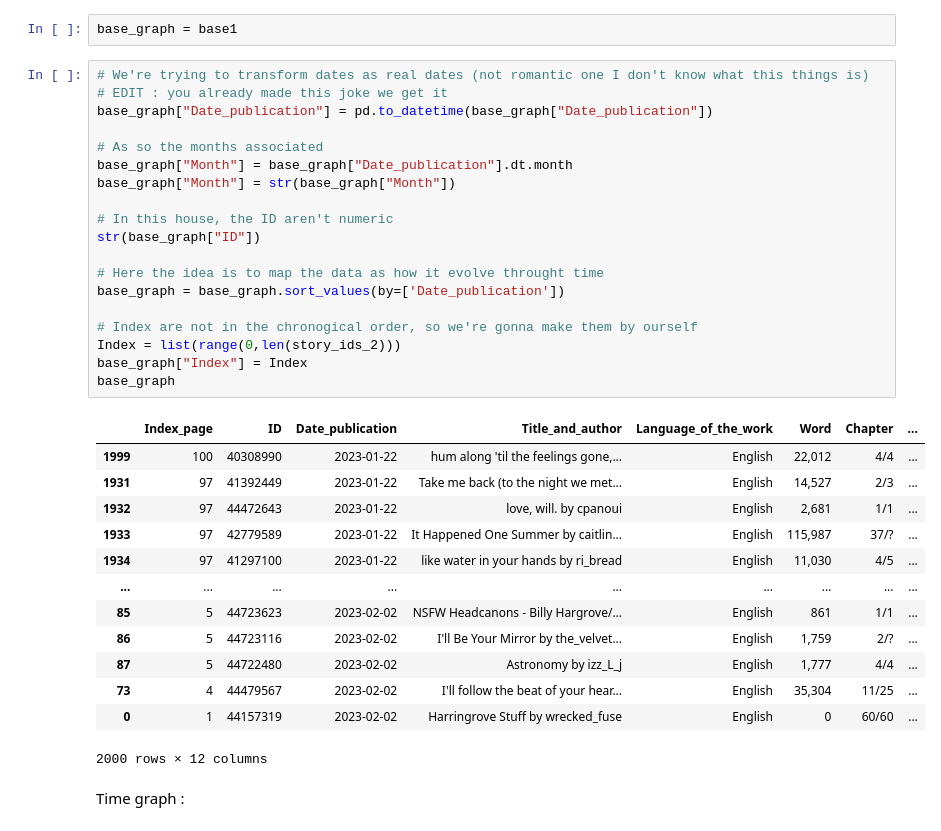
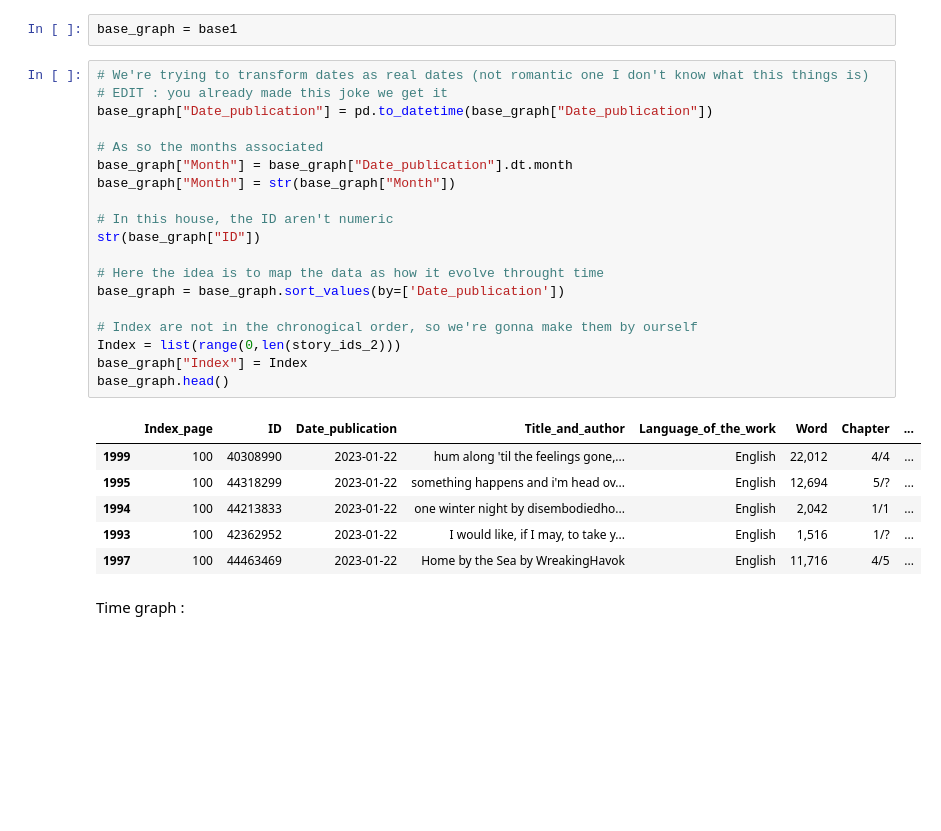
Before and after one commit to Doryane/Web-Scraping-Archive-of-our-own-AO3-, a Jupyter notebook: Web_Scrapping_AO3_part_1.ipynb, the cells around one changed output. Saved outputs shown, nothing was run; the diff lists cells and outputs as text; blank space fills up the shorter version.

```diff
--- a/Web_Scrapping_AO3_part_1.ipynb
+++ b/Web_Scrapping_AO3_part_1.ipynb
@@ -702,36 +653,29 @@ base_graph = base1
 # %%
 # We're trying to transform dates as real dates (not romantic one I don't know what this things is)
 # EDIT : you already made this joke we get it
 base_graph["Date_publication"] = pd.to_datetime(base_graph["Date_publication"])
 
 # As so the months associated
 base_graph["Month"] = base_graph["Date_publication"].dt.month
 base_graph["Month"] = str(base_graph["Month"])
 
 # In this house, the ID aren't numeric
 str(base_graph["ID"])
 
 # Here the idea is to map the data as how it evolve throught time
 base_graph = base_graph.sort_values(by=['Date_publication'])
 
 # Index are not in the chronogical order, so we're gonna make them by ourself
 Index = list(range(0,len(story_ids_2)))
 base_graph["Index"] = Index
-base_graph
+base_graph.head()
 # %% [output]
 |  | Index_page | ID | Date_publication | Title_and_author | Language_of_the_work | Word | Chapter | ... |
 | 1999 | 100 | 40308990 | 2023-01-22 | hum along 'til the feelings gone,... | English | 22,012 | 4/4 | ... |
-| 1931 | 97 | 41392449 | 2023-01-22 | Take me back (to the night we met... | English | 14,527 | 2/3 | ... |
-| 1932 | 97 | 44472643 | 2023-01-22 | love, will. by cpanoui | English | 2,681 | 1/1 | ... |
-| 1933 | 97 | 42779589 | 2023-01-22 | It Happened One Summer by caitlin... | English | 115,987 | 37/? | ... |
-| 1934 | 97 | 41297100 | 2023-01-22 | like water in your hands by ri_bread | English | 11,030 | 4/5 | ... |
-| ... | ... | ... | ... | ... | ... | ... | ... | ... |
-| 85 | 5 | 44723623 | 2023-02-02 | NSFW Headcanons - Billy Hargrove/... | English | 861 | 1/1 | ... |
-| 86 | 5 | 44723116 | 2023-02-02 | I'll Be Your Mirror by the_velvet... | English | 1,759 | 2/? | ... |
-| 87 | 5 | 44722480 | 2023-02-02 | Astronomy by izz_L_j | English | 1,777 | 4/4 | ... |
-| 73 | 4 | 44479567 | 2023-02-02 | I'll follow the beat of your hear... | English | 35,304 | 11/25 | ... |
-| 0 | 1 | 44157319 | 2023-02-02 | Harringrove Stuff by wrecked_fuse | English | 0 | 60/60 | ... |
+| 1995 | 100 | 44318299 | 2023-01-22 | something happens and i'm head ov... | English | 12,694 | 5/? | ... |
+| 1994 | 100 | 44213833 | 2023-01-22 | one winter night by disembodiedho... | English | 2,042 | 1/1 | ... |
+| 1993 | 100 | 42362952 | 2023-01-22 | I would like, if I may, to take y... | English | 1,516 | 1/? | ... |
+| 1997 | 100 | 44463469 | 2023-01-22 | Home by the Sea by WreakingHavok | English | 11,716 | 4/5 | ... |
-2000 rows × 12 columns
 # %% [markdown]
 Time graph :
 # %%
```
Also changed, not shown: parts of 6 cells of this notebook.
